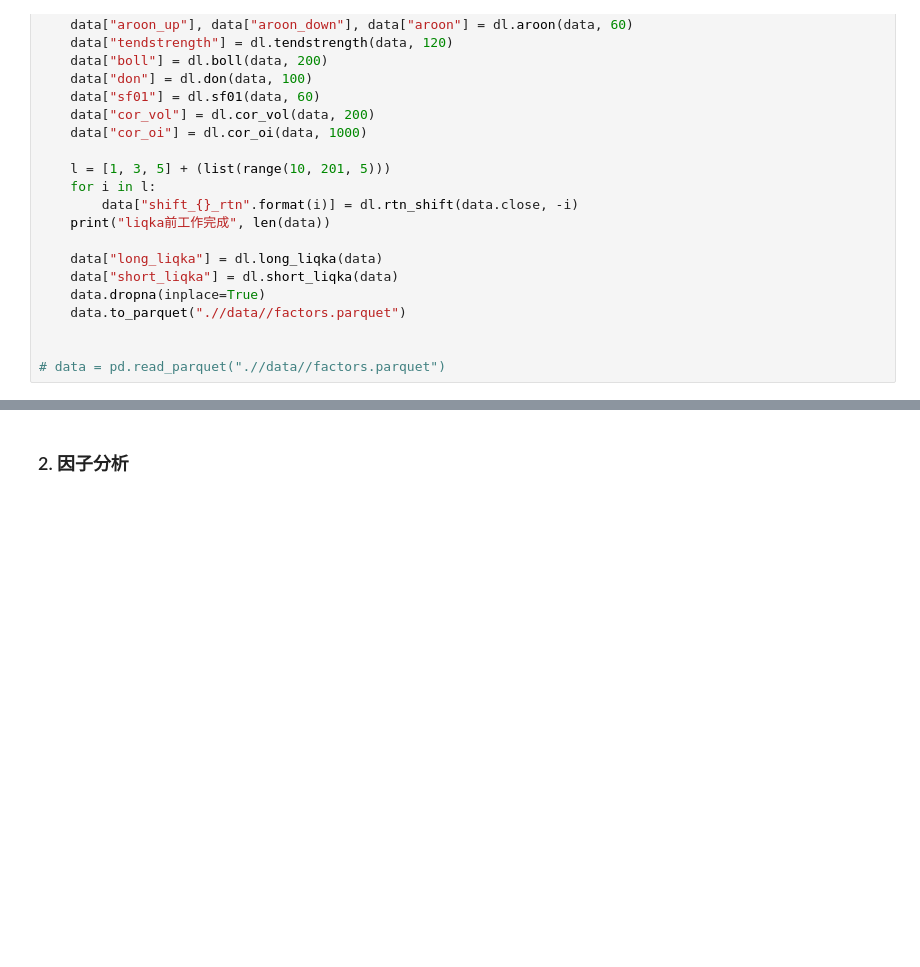
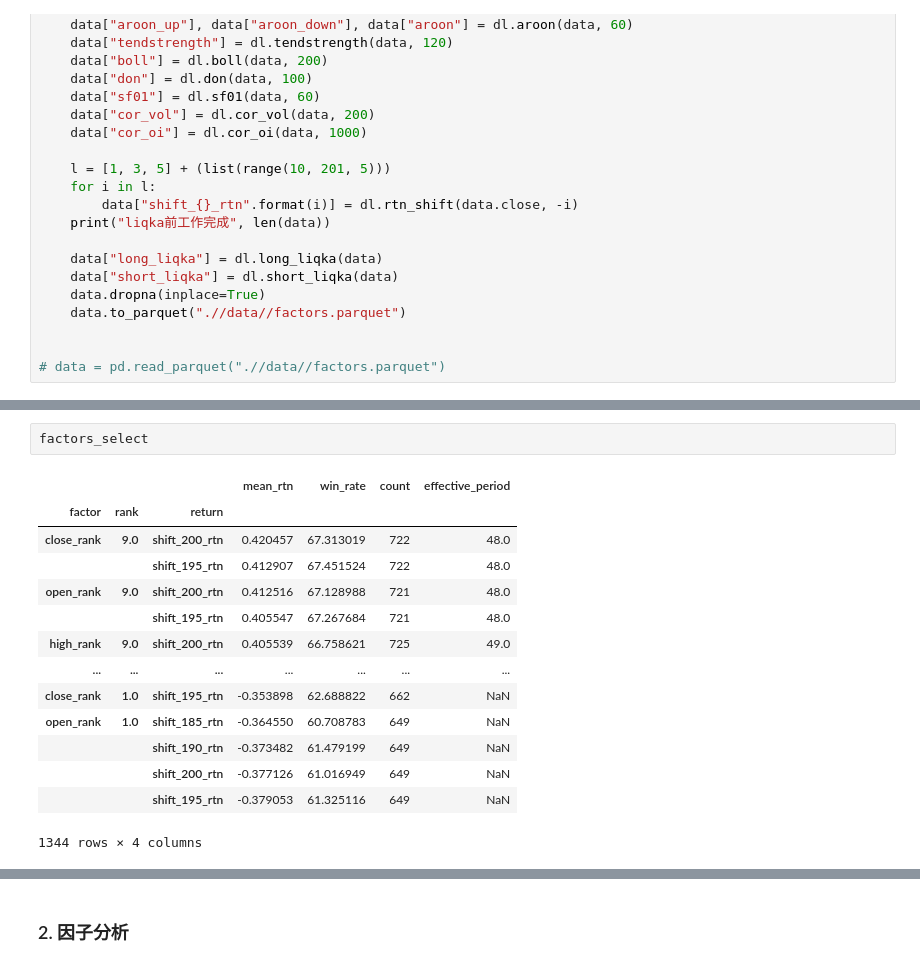
Before and after one commit to kylehakid/factor_analysis, a Jupyter notebook: test_factor.ipynb, the cells around one changed output, grey strips where cells are left out. Drawn from its saved outputs; the diff is of its cells as text; blank space fills up the shorter version.

```diff
--- a/test_factor.ipynb
+++ b/test_factor.ipynb
@@ -65,0 +84,17 @@ if run == 1:
+# %%
+factors_select
+# %% [output]
+|  |  |  | mean_rtn | win_rate | count | effective_period |
+| factor | rank | return |  |  |  |  |
+| close_rank | 9.0 | shift_200_rtn | 0.420457 | 67.313019 | 722 | 48.0 |
+|  |  | shift_195_rtn | 0.412907 | 67.451524 | 722 | 48.0 |
+| open_rank | 9.0 | shift_200_rtn | 0.412516 | 67.128988 | 721 | 48.0 |
+|  |  | shift_195_rtn | 0.405547 | 67.267684 | 721 | 48.0 |
+| high_rank | 9.0 | shift_200_rtn | 0.405539 | 66.758621 | 725 | 49.0 |
+| ... | ... | ... | ... | ... | ... | ... |
+| close_rank | 1.0 | shift_195_rtn | -0.353898 | 62.688822 | 662 | NaN |
+| open_rank | 1.0 | shift_185_rtn | -0.364550 | 60.708783 | 649 | NaN |
+|  |  | shift_190_rtn | -0.373482 | 61.479199 | 649 | NaN |
+|  |  | shift_200_rtn | -0.377126 | 61.016949 | 649 | NaN |
+|  |  | shift_195_rtn | -0.379053 | 61.325116 | 649 | NaN |
+1344 rows × 4 columns
```
Also changed, not shown: parts of 29 cells of this notebook, 36 other files.
